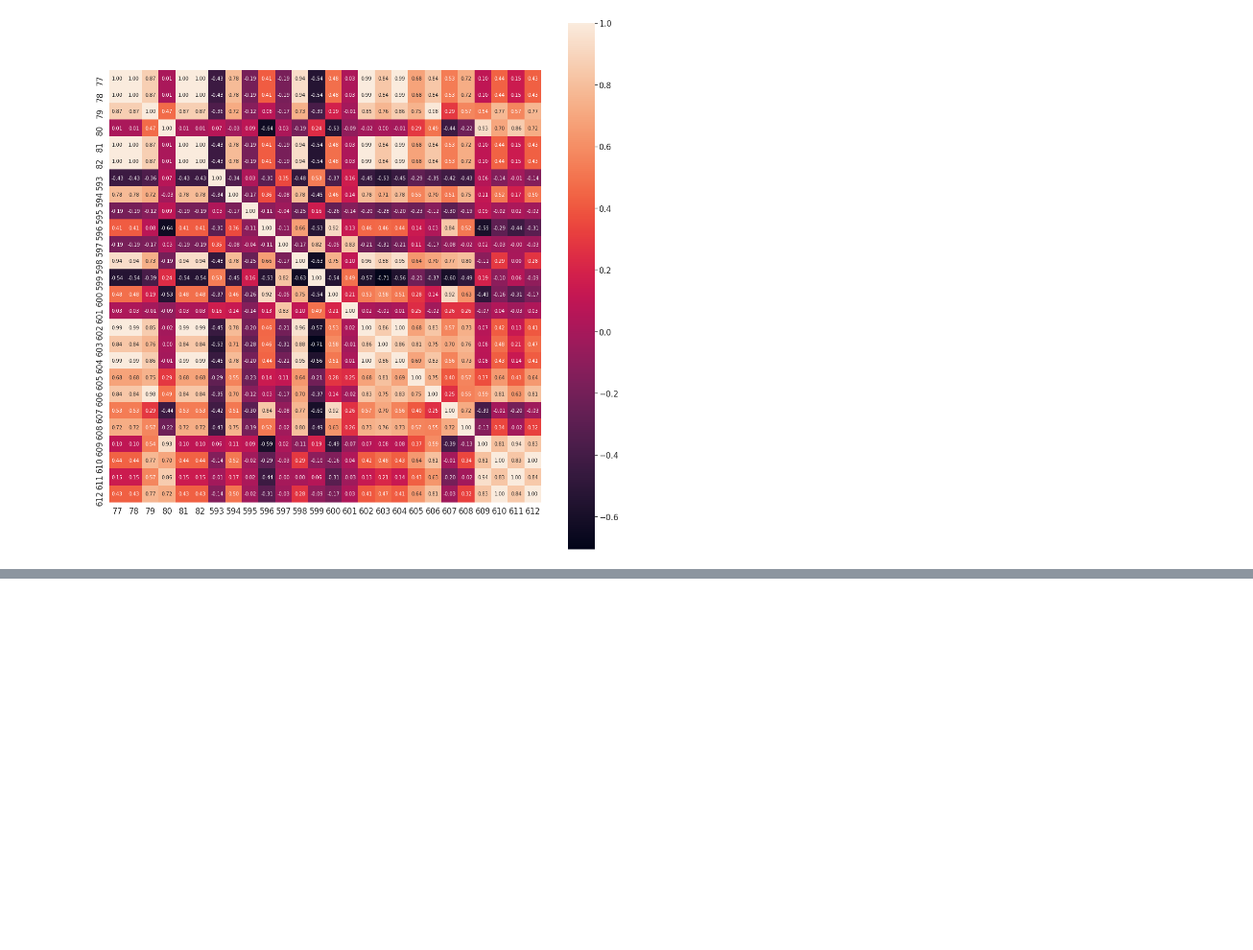
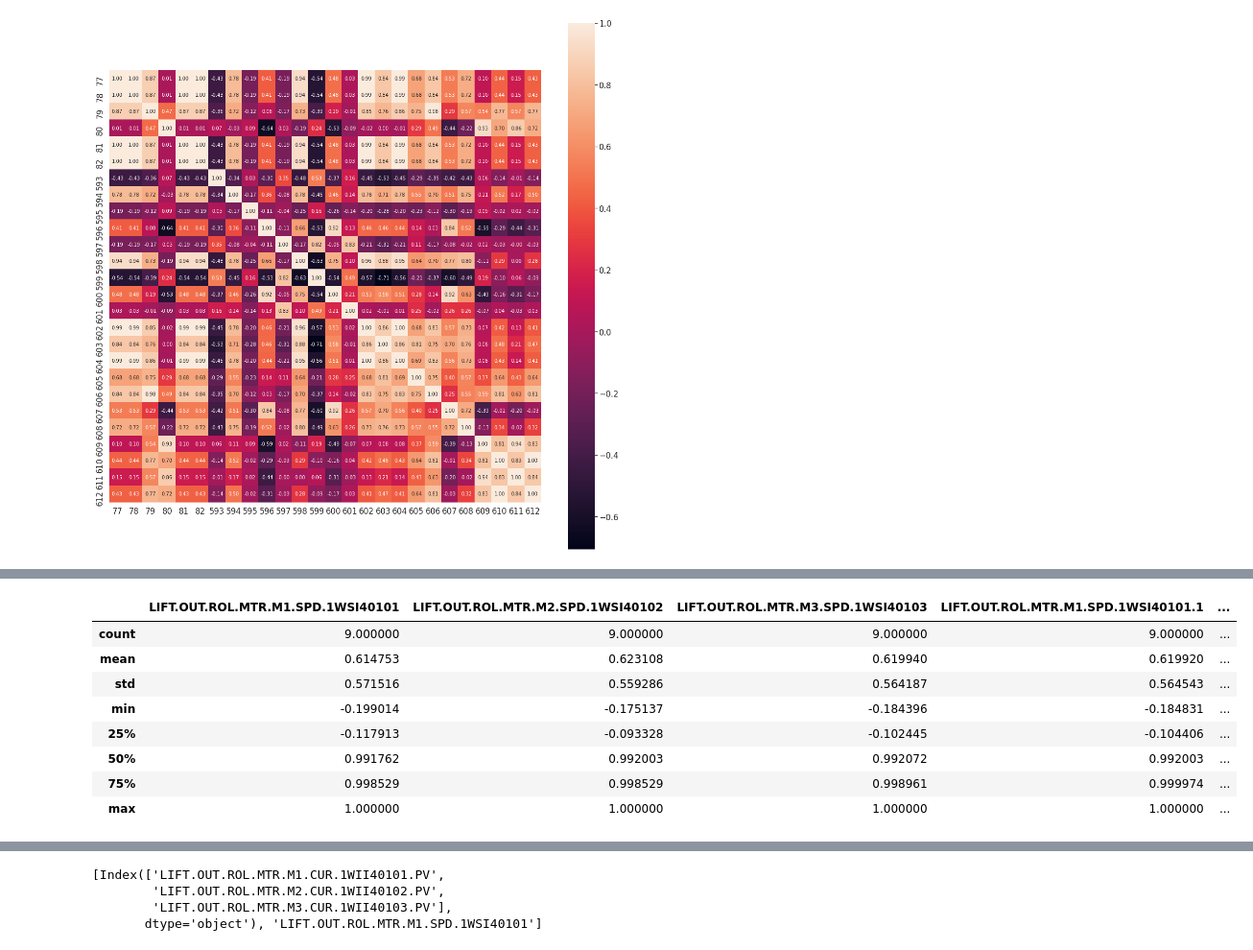
Before and after one commit to ammobam/Display_SensorData, a Jupyter notebook: 210727_나무플래닛_디스플레이_센서데이터.ipynb, the cells around one changed output, grey strips where cells are left out. Shown: that part at 96% size. Saved outputs shown, nothing was run; the diff lists cells and outputs as text; code cells hidden in the pictures; blank space fills up the shorter version.

```diff
--- a/210727_나무플래닛_디스플레이_센서데이터.ipynb
+++ b/210727_나무플래닛_디스플레이_센서데이터.ipynb
@@ -146,19 +182,49 @@ for key in name_dict.keys():
 # %%
-# 키를 입력하면 해당 키에 속하는 컬럼간 상관계수 히트맵 그려주는 함수 생성
-def make_heatmap(key):
+# 상관계수 데이터프레임 생성 함수
+# 키를 입력하면 해당 키에 속하는 컬럼간 상관계수 데이터프레임 생성
+# 키 : 컬럼 집단명
+def make_corr_df(key):
     # 컬럼 인덱스 리스트
     col_atm = name_dict[key]
 
     # 데이터에서 해당 컬럼만 추출하여 저장하기
-    df = df_origin.iloc[:, col_atm]
+    df_corr = df_origin.iloc[:, col_atm]
+    df_corr = df_corr.corr()
+
+    return df_corr
+
+
+# 상관계수 시각화 함수
+# 키를 입력하면 해당 키에 속하는 컬럼간 상관계수 히트맵 생성
+def make_heatmap(key):
+
+    # 컬럼 인덱스 리스트
+    col_atm = name_dict[key]
+    # 상관계수 데이터프레임 생성
+    df_corr = make_corr_df(key)
 
     # 상관계수 데이터프레임을 배열로 저장
-    corr_array = df.corr().to_numpy()
+    corr_array = df_corr.to_numpy()
 
+    # 상관계수 히트맵 그리기
     plt.figure(figsize=(14,14))
     sns.set(font_scale=1.5)
     sns.heatmap(corr_array, cbar=True, square=True, fmt='.2f', annot=True, annot_kws={'size':10}, yticklabels=col_atm, xticklabels=col_atm)
     plt.show()
+# %%
+# make_corr 함수 확인
+df_corr = make_corr_df('LIFT.OUT.R')
+df_corr.describe()
+# %% [output]
+|  | LIFT.OUT.ROL.MTR.M1.SPD.1WSI40101 | LIFT.OUT.ROL.MTR.M2.SPD.1WSI40102 | LIFT.OUT.ROL.MTR.M3.SPD.1WSI40103 | LIFT.OUT.ROL.MTR.M1.SPD.1WSI40101.1 | ... |
+| count | 9.000000 | 9.000000 | 9.000000 | 9.000000 | ... |
+| mean | 0.614753 | 0.623108 | 0.619940 | 0.619920 | ... |
+| std | 0.571516 | 0.559286 | 0.564187 | 0.564543 | ... |
+| min | -0.199014 | -0.175137 | -0.184396 | -0.184831 | ... |
+| 25% | -0.117913 | -0.093328 | -0.102445 | -0.104406 | ... |
+| 50% | 0.991762 | 0.992003 | 0.992072 | 0.992003 | ... |
+| 75% | 0.998529 | 0.998529 | 0.998961 | 0.999974 | ... |
+| max | 1.000000 | 1.000000 | 1.000000 | 1.000000 | ... |
 # %%
 # make_heatmap 함수 확인
 make_heatmap('LIFT.OUT.R')
@@ -168,0 +233,26 @@ make_heatmap('LIFT.OUT.R')
+# %%
+# 각 컬럼집단(키) 내 컬럼간 상관계수를 구하고
+df_corr = make_corr_df('LIFT.OUT.R')
+#df_corr.describe()
+
+# 상관계수의 절대값이 0.6 이상인 컬럼 중 1개만 선택함 (먼저 등장한 컬럼을 선택)
+# 상관계수에 절대값 취함
+df_abs = df_corr.abs()
+
+# 데이터프레임의 한 줄을 시리즈로 저장
+seri = df_abs.iloc[:, 0]
+
+# 선택한 컬럼을 저장할 리스트 생성
+col_select=[]
+
+# 상관계수가 0.6 이하인 컬럼을 고르고, 해당 컬럼명을 리스트 저장
+col_select.append(seri[seri<0.6].index)
+
+# 상관계수가 0.6 이상인 컬럼 중 1개의 컬럼명을 리스트 저장
+col_select.append(seri[seri>0.6].index[0])
+col_select
+# %% [output]
+[Index(['LIFT.OUT.ROL.MTR.M1.CUR.1WII40101.PV',
+        'LIFT.OUT.ROL.MTR.M2.CUR.1WII40102.PV',
+        'LIFT.OUT.ROL.MTR.M3.CUR.1WII40103.PV'],
+       dtype='object'), 'LIFT.OUT.ROL.MTR.M1.SPD.1WSI40101']
```
Also changed, not shown: parts of 10 cells of this notebook.
